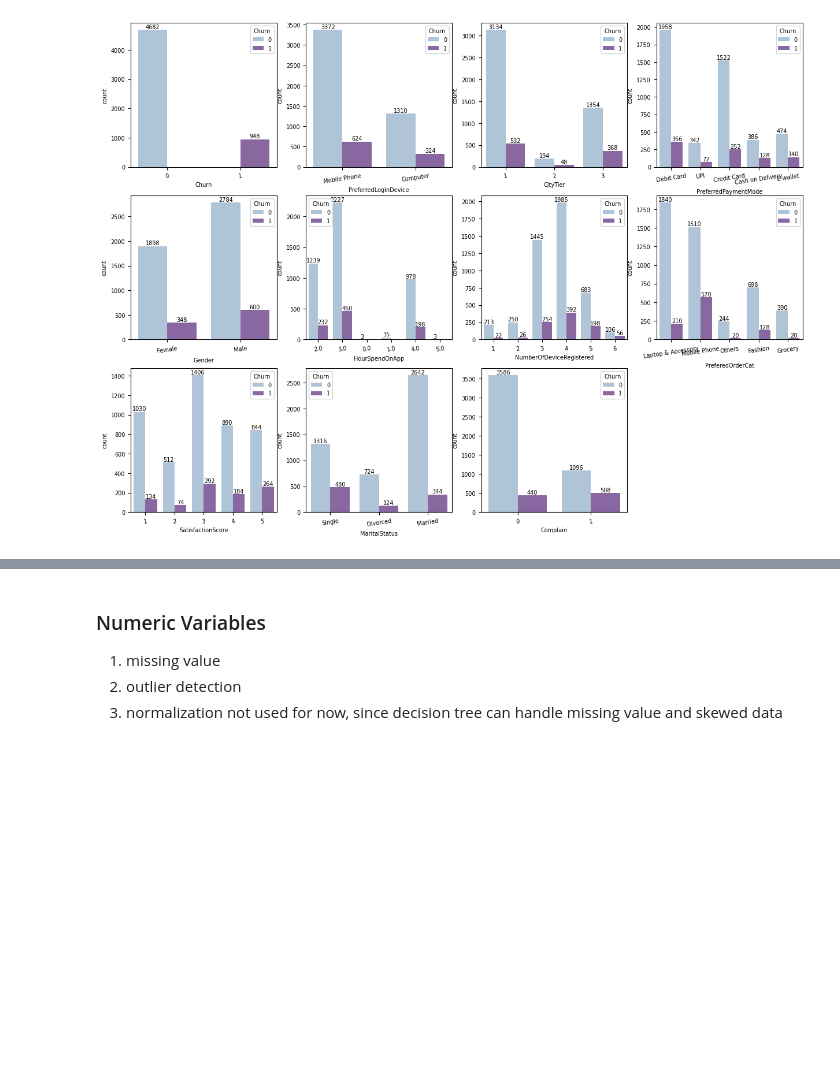
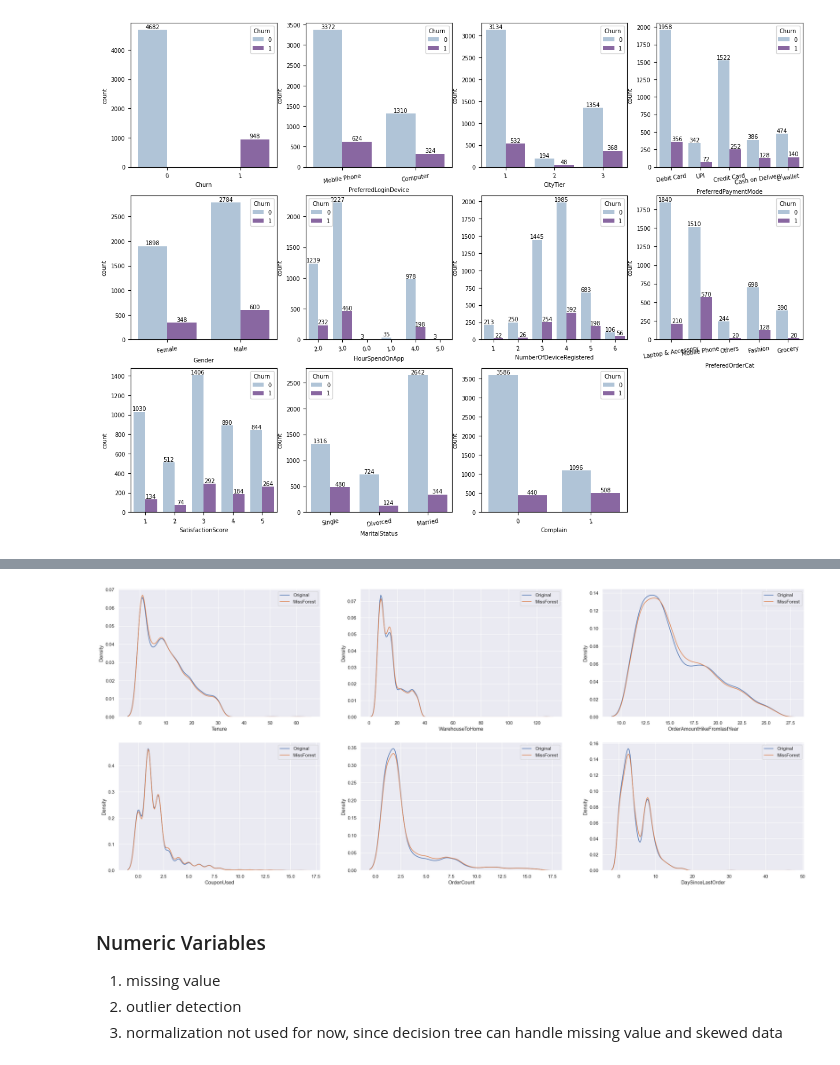
Before and after one commit to Celinejxy/E-commerce-Customer-Churn-Rate, a Jupyter notebook: Data Quality Evaluation.ipynb, the cells around one changed output, grey strips where cells are left out. Cells and saved outputs as stored; diff of their text form; code cells hidden in the pictures; blank space fills up the shorter version.

```diff
--- a/Data Quality Evaluation.ipynb
+++ b/Data Quality Evaluation.ipynb
@@ -35,0 +22,10 @@ customer.dropna(axis='index',thresh= 2, inplace=True)
+# %%
+customer.nunique()
+uniqueVal= pd.DataFrame(columns=['colName', 'numUnique Values', 'PercentageUnique'])
+for col in customer.select_dtypes(exclude='object').columns:
+    numUnique=len(customer[col].unique())
+    percentage= float(numUnique)/customer.shape[0]*100
+    newRow=pd.Series({'colName':col, 'numUnique Values':numUnique,'PercentageUnique': percentage })
+    uniqueVal=pd.concat([uniqueVal, newRow.set_axis(uniqueVal.columns).to_frame().T],axis=0)
+uniqueVal['PercentageUnique']= uniqueVal['PercentageUnique'].map('{:,.3f}%'.format)
+uniqueVal
@@ -129,0 +212,24 @@ plt.show()
+# %%
+data= pd.get_dummies(customer)
+date= data.drop('CustomerID', inplace=True, axis=1)
+#getting the colnames of nonNull attribute
+not_null_attr= data.isnull().sum()[data.isnull().sum()==0].index
+null_attr= data.isnull().sum()[data.isnull().sum()!=0].index
+attrbs={}
+for i in null_attr:
+    df= pd.concat((data[not_null_attr],data[i]), axis=1)
+    add_label(df,i)
+    if i in ['Tenure','WarehouseToHome', 'OrderAmountHikeFromlastYear', 'CouponUsed', 'OrderCount',
+       'DaySinceLastOrder']:
+        df[i]= mean_median_imputer(df[i], kind='mean')
+        for job in range(5):
+            value, index= missForest(df, i, dtype='continious')
+            df.iloc[index, df.columns.get_loc(i)]= value
+            #df[i].iloc[index]= value
+    else:
+        df[i]=mode_imputer(df[i])
+        for job in range(5):
+            value, index= missForest(df, i, dtype='categorical')
+            df.iloc[index, df.columns.get_loc(i)]= value
+            #df[i].iloc[index]= value
+    attrbs[i]=df[i]
@@ -130,3 +256,16 @@ plt.show()
+# %%
+customerFull= customer.copy()
+customerFull.drop(null_attr, axis=1, inplace=True)
+customerFull= pd.concat((customerFull, pd.DataFrame(attrbs)), axis=1)
+sns.set(style='darkgrid')
+fig,ax = plt.subplots(figsize=(29,12),nrows=2, ncols=3)
+for col,i,j in zip(null_attr,[0,0,0,1,1,1],[0,1,2,0,1,2]):
+    sns.kdeplot(x = customer[col], label= 'Original', ax=ax[i][j] )
+    sns.kdeplot(x = customerFull[col], label = 'MissForest', ax=ax[i][j] )
+
+    ax[i][j].legend()
+# %% [output]
+[figure, added]
 # %% [markdown]
 ### Numeric Variables
 1. missing value
```
Also changed, not shown: parts of 24 cells of this notebook, 3 other files.
